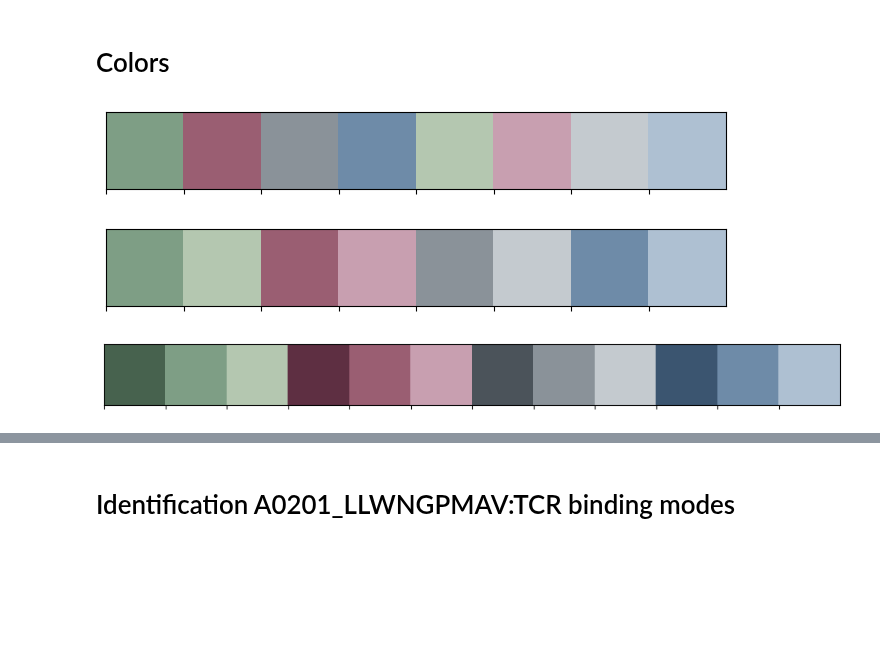
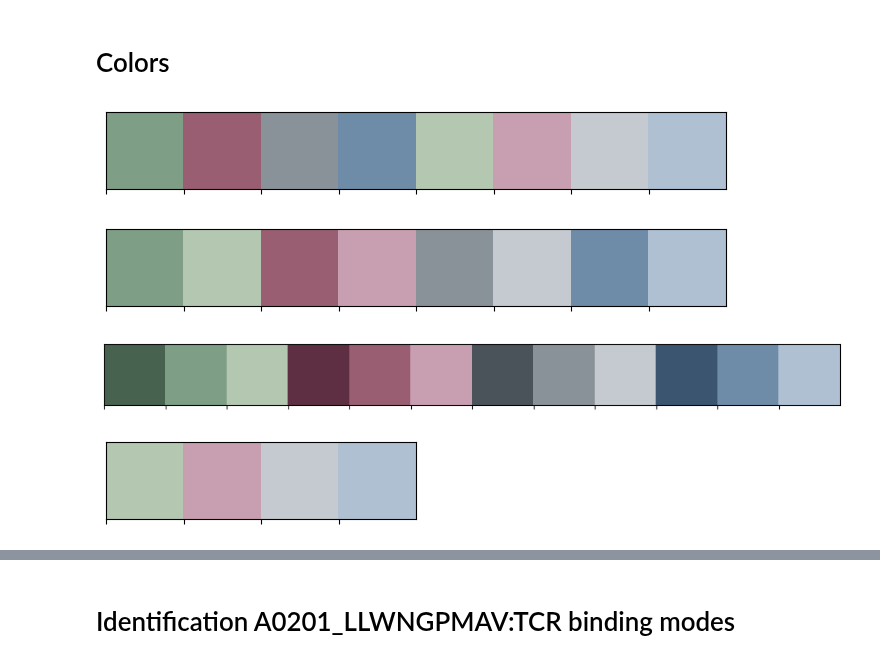
Before and after one commit to Rita-Ann-Roessner/Postdoc-UNIL, a Jupyter notebook: 260922_paper_YF_model/analyses_paper.ipynb, the cells around one changed output, grey strips where cells are left out. Drawn from its saved outputs; the diff is of its cells as text; code cells hidden in the pictures; blank space fills up the shorter version.

```diff
--- a/260922_paper_YF_model/analyses_paper.ipynb
+++ b/260922_paper_YF_model/analyses_paper.ipynb
@@ -44,30 +44,37 @@ paper_pal_level = [paper_pal_families[f][lvl]
 # ['#7E9E85','#9A5E72','#8A9299','#6E8BA8',   # darker of the two
 #  '#B4C7B0','#C89FB0','#C4CACF','#AEC0D2']   # lighter
 
 # palette 2 — ordered by color: each family's two shades together
 paper_pal_color = [c for f in paper_pal_families for c in paper_pal_families[f]]
 # ['#7E9E85','#B4C7B0','#9A5E72','#C89FB0',
 #  '#8A9299','#C4CACF','#6E8BA8','#AEC0D2']
 
 sns.palplot(paper_pal_level)
 sns.palplot(paper_pal_color)
 
 paper_pal_families3 = {
     'green': ['#47624E', '#7E9E85', '#B4C7B0'],
     'red':   ['#5E2F42', '#9A5E72', '#C89FB0'],
     'grey':  ['#4B535A', '#8A9299', '#C4CACF'],   # cool slate-grey
     'blue':  ['#3B5570', '#6E8BA8', '#AEC0D2'],
 }
 
 # by color, dark -> light within each family (12 colors)
 paper_pal_color3 = [c for f in paper_pal_families3 for c in paper_pal_families3[f]]
 # ['#47624E','#7E9E85','#B4C7B0',   # green
 #  '#5E2F42','#9A5E72','#C89FB0',   # red
 #  '#4B535A','#8A9299','#C4CACF',   # grey
 #  '#3B5570','#6E8BA8','#AEC0D2']   # blue
 
 sns.palplot(paper_pal_color3)
+
+# palette — lightest shade of each family (green · red · grey · blue)
+paper_pal_light = [paper_pal_families3[f][-1] for f in paper_pal_families3]
+# ['#B4C7B0', '#C89FB0', '#C4CACF', '#AEC0D2']
+
+sns.palplot(paper_pal_light)
 # %% [output]
 [figure]
 [figure]
 [figure]
+[figure, added]
```
Also changed, not shown: parts of 44 cells of this notebook, 1 other file.
